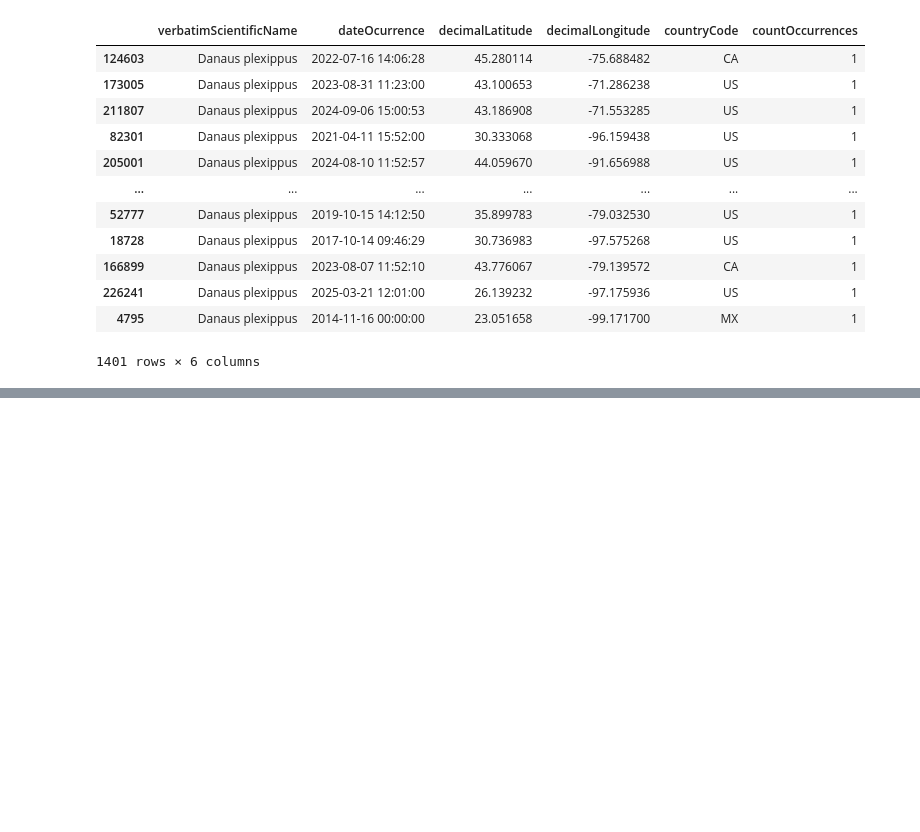
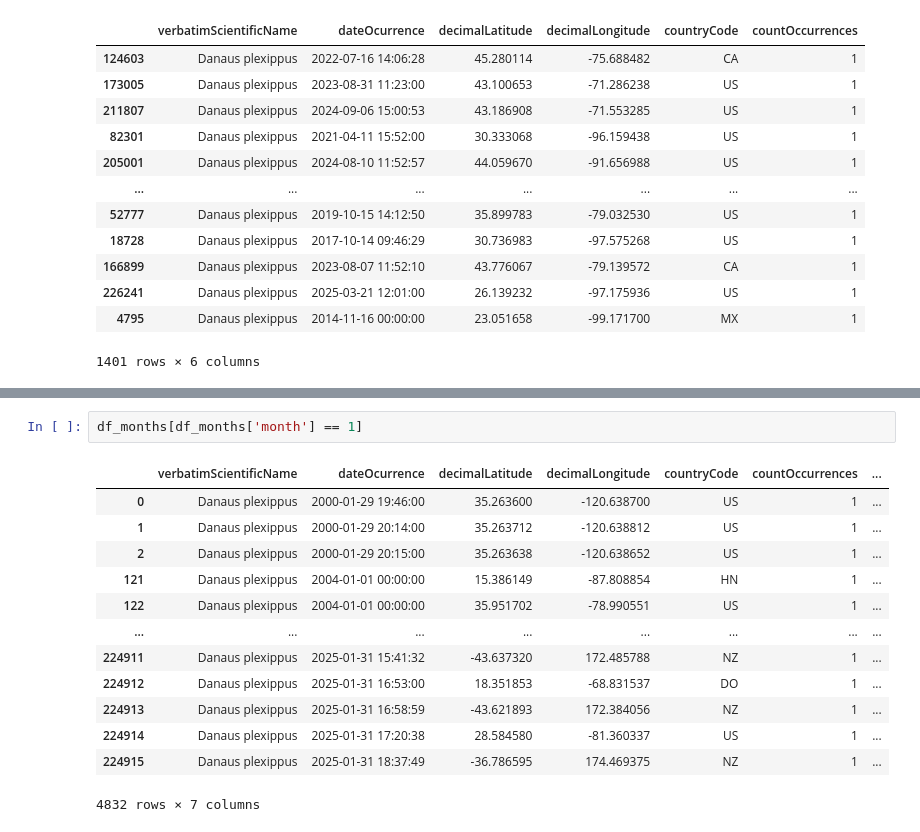
Before and after one commit to davidguzmanr/COMP-685-Fall-2025, a Jupyter notebook: notebooks/iNaturalist-Greg.ipynb, the cells around one changed output, grey strips where cells are left out. Cells and saved outputs as stored; diff of their text form; blank space fills up the shorter version.

```diff
--- a/notebooks/iNaturalist-Greg.ipynb
+++ b/notebooks/iNaturalist-Greg.ipynb
@@ -314,0 +359,16 @@ df_subset
+# %%
+df_months[df_months['month'] == 1]
+# %% [output]
+|  | verbatimScientificName | dateOcurrence | decimalLatitude | decimalLongitude | countryCode | countOccurrences | ... |
+| 0 | Danaus plexippus | 2000-01-29 19:46:00 | 35.263600 | -120.638700 | US | 1 | ... |
+| 1 | Danaus plexippus | 2000-01-29 20:14:00 | 35.263712 | -120.638812 | US | 1 | ... |
+| 2 | Danaus plexippus | 2000-01-29 20:15:00 | 35.263638 | -120.638652 | US | 1 | ... |
+| 121 | Danaus plexippus | 2004-01-01 00:00:00 | 15.386149 | -87.808854 | HN | 1 | ... |
+| 122 | Danaus plexippus | 2004-01-01 00:00:00 | 35.951702 | -78.990551 | US | 1 | ... |
+| ... | ... | ... | ... | ... | ... | ... | ... |
+| 224911 | Danaus plexippus | 2025-01-31 15:41:32 | -43.637320 | 172.485788 | NZ | 1 | ... |
+| 224912 | Danaus plexippus | 2025-01-31 16:53:00 | 18.351853 | -68.831537 | DO | 1 | ... |
+| 224913 | Danaus plexippus | 2025-01-31 16:58:59 | -43.621893 | 172.384056 | NZ | 1 | ... |
+| 224914 | Danaus plexippus | 2025-01-31 17:20:38 | 28.584580 | -81.360337 | US | 1 | ... |
+| 224915 | Danaus plexippus | 2025-01-31 18:37:49 | -36.786595 | 174.469375 | NZ | 1 | ... |
+4832 rows × 7 columns
```
Also changed, not shown: parts of 3 cells of this notebook.
